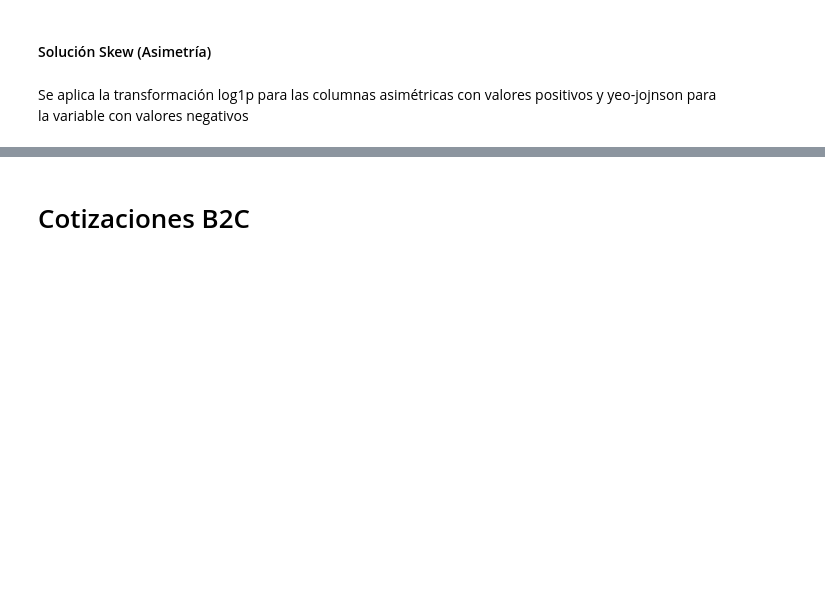
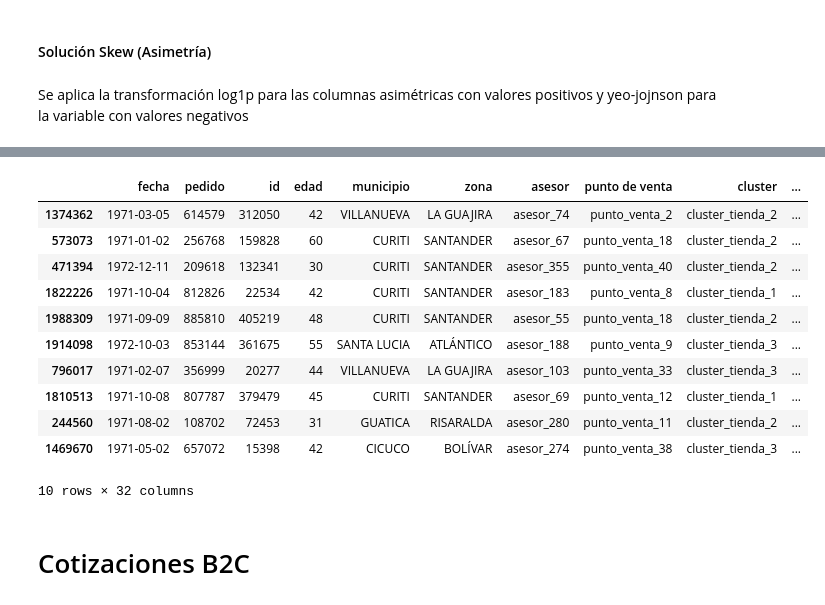
Before and after one commit to VVDataInsights/Reto_Corona, a Jupyter notebook: modeloB2C.ipynb, the cells around one changed output, grey strips where cells are left out. Drawn from its saved outputs; the diff is of its cells as text; code cells hidden in the pictures; blank space fills up the shorter version.

```diff
--- a/modeloB2C.ipynb
+++ b/modeloB2C.ipynb
@@ -588,3 +631,34 @@ Para complementar la información de la base se crean nuevas columnas que permit
+# %%
+
+ipug = pd.read_excel("dane.xlsx", sheet_name="IPUG", header=None, names=["Departamento", "IPUG"])
+gini = pd.read_excel("dane.xlsx", sheet_name="GINI", header=None, names=["Departamento", "GINI"])
+
+ipug["Departamento"] = ipug["Departamento"].str.strip().str.upper()
+gini["Departamento"] = gini["Departamento"].str.strip().str.upper()
+
+# 3. Unir IPUG y GINI en una sola tabla
+dane_indicadores = pd.merge(ipug, gini, on="Departamento", how="outer")
+
+# 4. Asegurar que 'zona' en tu base está en el mismo formato
+df["zona"] = df["zona"].str.strip().str.upper()
+
+# 5. Unir a tu base principal (df), usando zona ↔ Departamento
+df = pd.merge(df, dane_indicadores, left_on="zona", right_on="Departamento", how="left")
+# %%
+df.sample(10)
+# %% [output]
+|  | fecha | pedido | id | edad | municipio | zona | asesor | punto de venta | cluster | ... |
+| 1374362 | 1971-03-05 | 614579 | 312050 | 42 | VILLANUEVA | LA GUAJIRA | asesor_74 | punto_venta_2 | cluster_tienda_2 | ... |
+| 573073 | 1971-01-02 | 256768 | 159828 | 60 | CURITI | SANTANDER | asesor_67 | punto_venta_18 | cluster_tienda_2 | ... |
+| 471394 | 1972-12-11 | 209618 | 132341 | 30 | CURITI | SANTANDER | asesor_355 | punto_venta_40 | cluster_tienda_2 | ... |
+| 1822226 | 1971-10-04 | 812826 | 22534 | 42 | CURITI | SANTANDER | asesor_183 | punto_venta_8 | cluster_tienda_1 | ... |
+| 1988309 | 1971-09-09 | 885810 | 405219 | 48 | CURITI | SANTANDER | asesor_55 | punto_venta_18 | cluster_tienda_2 | ... |
+| 1914098 | 1972-10-03 | 853144 | 361675 | 55 | SANTA LUCIA | ATLÁNTICO | asesor_188 | punto_venta_9 | cluster_tienda_3 | ... |
+| 796017 | 1971-02-07 | 356999 | 20277 | 44 | VILLANUEVA | LA GUAJIRA | asesor_103 | punto_venta_33 | cluster_tienda_3 | ... |
+| 1810513 | 1971-10-08 | 807787 | 379479 | 45 | CURITI | SANTANDER | asesor_69 | punto_venta_12 | cluster_tienda_1 | ... |
+| 244560 | 1971-08-02 | 108702 | 72453 | 31 | GUATICA | RISARALDA | asesor_280 | punto_venta_11 | cluster_tienda_2 | ... |
+| 1469670 | 1971-05-02 | 657072 | 15398 | 42 | CICUCO | BOLÍVAR | asesor_274 | punto_venta_38 | cluster_tienda_3 | ... |
+10 rows × 32 columns
 # %% [markdown]
 # Cotizaciones B2C
 # %% [markdown]
```
Also changed, not shown: parts of 18 cells of this notebook.
